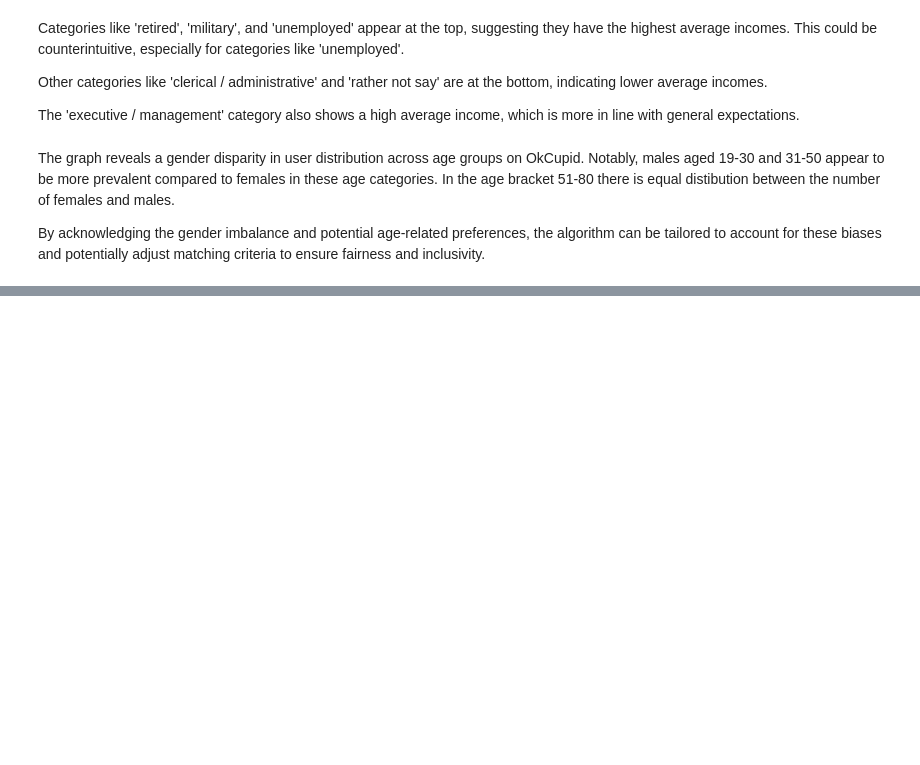
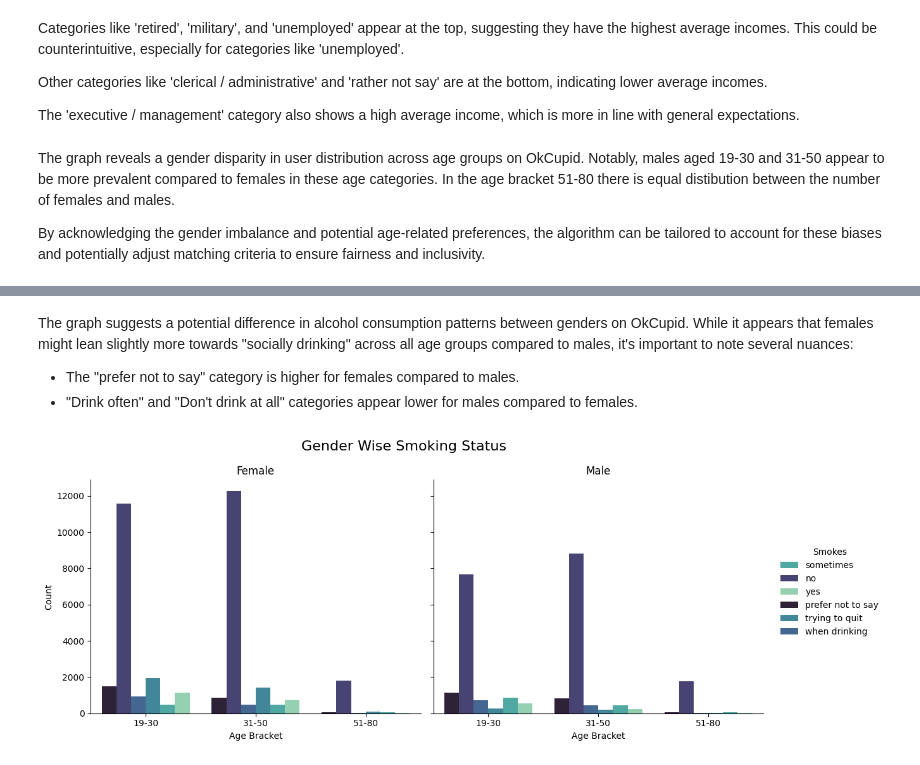
Before and after one commit to Parita2442/OkCupid-NLP-and-Recommendation-Algorithm, a Jupyter notebook: 1.ipynb, the cells around one changed output, grey strips where cells are left out. Saved outputs shown, nothing was run; the diff lists cells and outputs as text; code cells hidden in the pictures; blank space fills up the shorter version.

```diff
--- a/1.ipynb
+++ b/1.ipynb
@@ -581,0 +599,20 @@ By acknowledging the gender imbalance and potential age-related preferences, the
+# %% [markdown]
+The graph suggests a potential difference in alcohol consumption patterns between genders on OkCupid. While it appears that females might lean slightly more towards "socially drinking" across all age groups compared to males, it's important to note several nuances:
+
+- The "prefer not to say" category is higher for females compared to males.
+- "Drink often" and "Don't drink at all" categories appear lower for males compared to females.
+# %%
+g = sns.FacetGrid(data, col='sex', height=5, aspect=1)
+g.map_dataframe(sns.countplot, x='age_bracket', hue='smokes', palette='mako', dodge=True)
+g.set_axis_labels('Age Bracket', 'Count')
+
+for ax, sex in zip(g.axes.flat, ['Female', 'Male']):
+    ax.set_title(sex)
+
+g.add_legend(title='Smokes', bbox_to_anchor=(1, 0.5), loc='center left')
+
+g.fig.suptitle('Gender Wise Smoking Status', fontsize=16)
+plt.tight_layout()
+plt.show()
+# %% [output]
+[figure, added]
```
Also changed, not shown: parts of 14 cells of this notebook.
